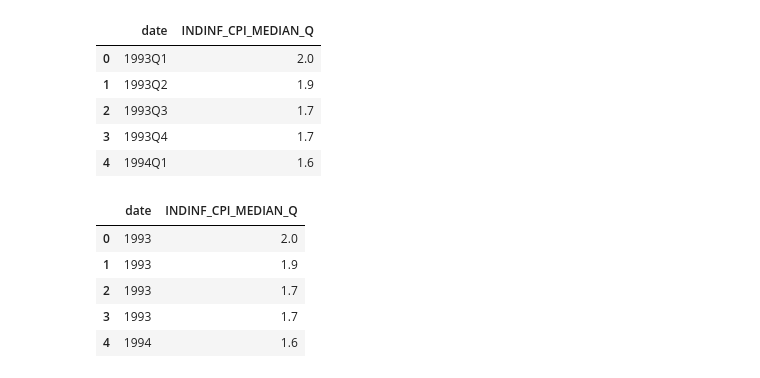
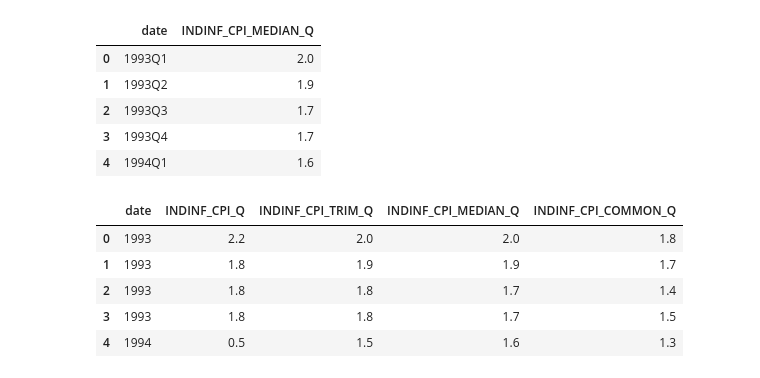
Before and after one commit to Sahib0096/Project-1-Group-3-, a Jupyter notebook: Project 1.ipynb, the cells around one changed output. Drawn from its saved outputs; the diff is of its cells as text; code cells hidden in the pictures.

```diff
--- a/Project 1.ipynb
+++ b/Project 1.ipynb
@@ -135,8 +128,10 @@ array(['Household disposable income', 'Compensation of employees',
 # %%
-Path = 'canada_CPI.csv'
-df = pd.read_csv( Path, skiprows=1)
+# Quarterly CPI Data
 
-df.head()
+cpi_path = 'canada_CPI.csv'
+cpi_df = pd.read_csv( cpi_path, skiprows=1)
+
+cpi_df.head()
 # %% [output]
 |  | date | INDINF_CPI_Q | INDINF_CPI_TRIM_Q | INDINF_CPI_MEDIAN_Q | INDINF_CPI_COMMON_Q |
 | 0 | 1993Q1 | 2.2 | 2.0 | 2.0 | 1.8 |
@@ -161,18 +156,15 @@ median_df.head()
 # %%
 #formating dates by removing Q1, Q2, Q3 and Q4
 
-median_df["date"] = [date.split('Q')[0] for date in median_df["date"]]
-
-
-
+cpi_df["date"] = [date.split('Q')[0] for date in cpi_df["date"]]
 
 #displaying the first five observations
-median_df.head()
+cpi_df.head()
 # %% [output]
-|  | date | INDINF_CPI_MEDIAN_Q |
-| 0 | 1993 | 2.0 |
-| 1 | 1993 | 1.9 |
-| 2 | 1993 | 1.7 |
-| 3 | 1993 | 1.7 |
-| 4 | 1994 | 1.6 |
+|  | date | INDINF_CPI_Q | INDINF_CPI_TRIM_Q | INDINF_CPI_MEDIAN_Q | INDINF_CPI_COMMON_Q |
+| 0 | 1993 | 2.2 | 2.0 | 2.0 | 1.8 |
+| 1 | 1993 | 1.8 | 1.9 | 1.9 | 1.7 |
+| 2 | 1993 | 1.8 | 1.8 | 1.7 | 1.4 |
+| 3 | 1993 | 1.8 | 1.8 | 1.7 | 1.5 |
+| 4 | 1994 | 0.5 | 1.5 | 1.6 | 1.3 |
 # %%
```
Also changed, not shown: parts of 18 cells of this notebook, 1 other file.
